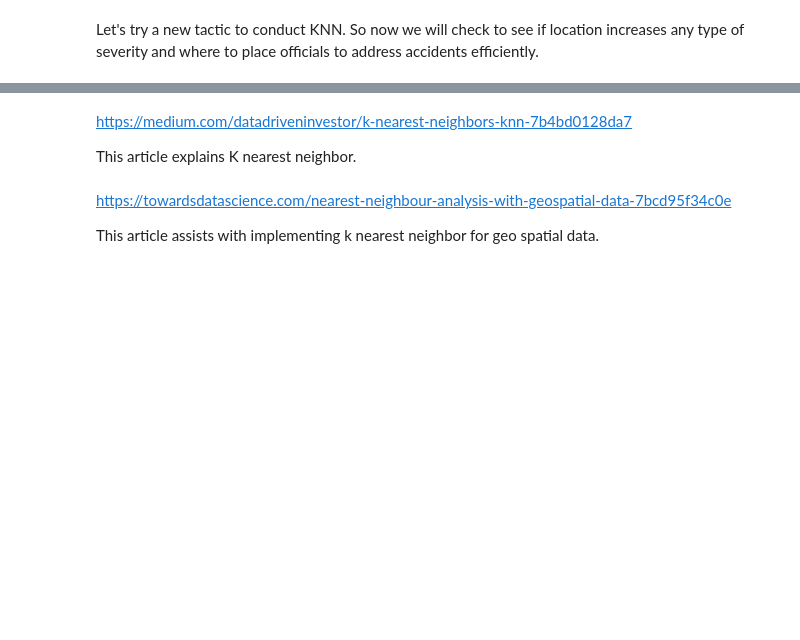
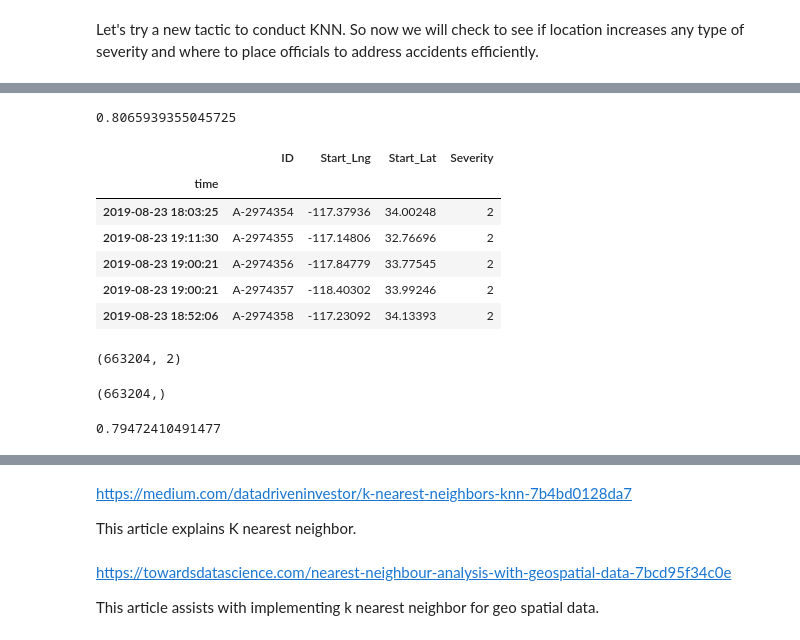
Before and after one commit to Mvgrillo1357/Ai-Platform-Engineering, a Jupyter notebook: michael_grillo_personalproject.ipynb, the cells around one changed output, grey strips where cells are left out. Cells and saved outputs as stored; diff of their text form; code cells hidden in the pictures; blank space fills up the shorter version.

```diff
--- a/michael_grillo_personalproject.ipynb
+++ b/michael_grillo_personalproject.ipynb
@@ -420,0 +623,26 @@ This is a great source for understanding coordinate reference systems.
+# %%
+accuracy2=np.sum(predictions2 == y2_test) / len(y2_test)
+print(accuracy2)
+# %% [output]
+0.8065939355045725
+# %%
+df_california=df_traffic.loc[(df_traffic['State']=='CA')][['ID', 'Start_Lng', 'Start_Lat', 'Severity']]
+df_california.tail()
+# %% [output]
+|  | ID | Start_Lng | Start_Lat | Severity |
+| time |  |  |  |  |
+| 2019-08-23 18:03:25 | A-2974354 | -117.37936 | 34.00248 | 2 |
+| 2019-08-23 19:11:30 | A-2974355 | -117.14806 | 32.76696 | 2 |
+| 2019-08-23 19:00:21 | A-2974356 | -117.84779 | 33.77545 | 2 |
+| 2019-08-23 19:00:21 | A-2974357 | -118.40302 | 33.99246 | 2 |
+| 2019-08-23 18:52:06 | A-2974358 | -117.23092 | 34.13393 | 2 |
+# %%
+X3=pd.concat([df_california['Start_Lng'], df_california['Start_Lat']], axis=1)
+X3.shape
+# %% [output]
+(663204, 2)
+# %%
+y3=df_california['Severity']
+y3.shape
+# %% [output]
+(663204,)
@@ -420,0 +655,5 @@ This is a great source for understanding coordinate reference systems.
+# %%
+accuracy3=np.sum(predictions3 == y3_test) / len(y3_test)
+print(accuracy3)
+# %% [output]
+0.79472410491477
```
Also changed, not shown: parts of 74 cells of this notebook.
